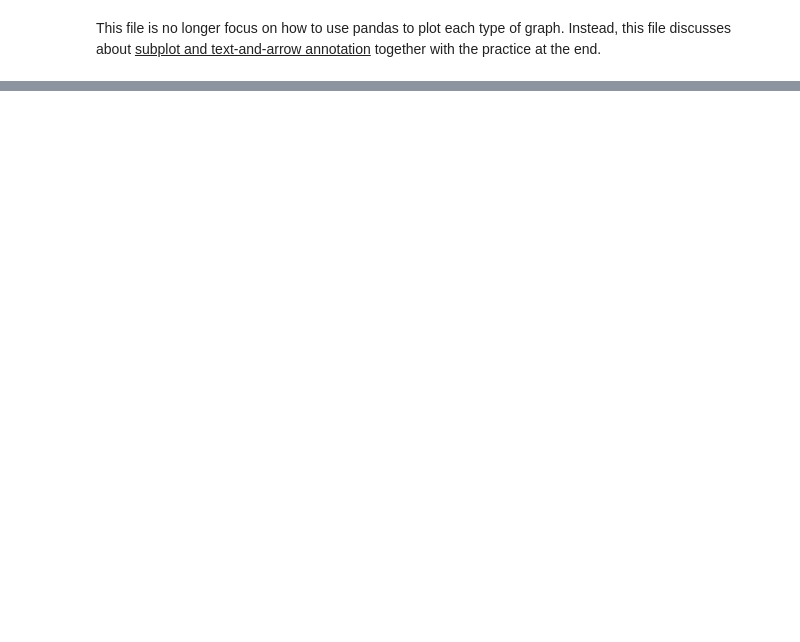
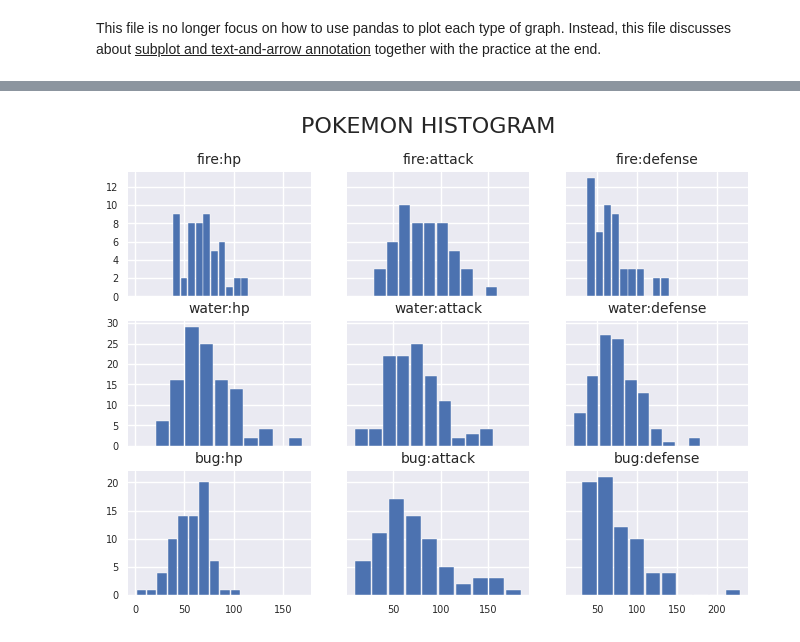
Before and after one commit to RatanakamonS/DADS5001-PART1, a Jupyter notebook: HW/HW4_6620422002_Ratanakamon_Somklang.ipynb, the cells around one changed output, grey strips where cells are left out. Drawn from its saved outputs; the diff is of its cells as text; code cells hidden in the pictures; blank space fills up the shorter version.

```diff
--- a/HW/HW4_6620422002_Ratanakamon_Somklang.ipynb
+++ b/HW/HW4_6620422002_Ratanakamon_Somklang.ipynb
@@ -77,0 +38,28 @@ plt.show()
+# %%
+pokemon_df = pd.read_csv("https://raw.githubusercontent.com/RatanakamonS/DADS5001-PART1/refs/heads/main/week5/pokemon%20(1).csv")
+#สร้าง dataframe ของ ชุดข้อมูลที่ต้องการใช้ plot โดยเอา fire, water, จาก Feature:type1 และข้อมูล Feature: 'hp','attack','defense
+df_type = pokemon_df.loc[(pokemon_df['type1'] == 'fire') | (pokemon_df['type1'] == 'water') | (pokemon_df['type1'] == 'bug'),['type1','hp','attack','defense']]
+
+fig, ax = plt.subplots(3,3,sharex='col',sharey='row') #สร้าง fig 3 รูป
+fig.suptitle('POKEMON HISTOGRAM', fontsize=16) #ชื่อรูปกราฟ ด้านบนสุด
+type1 = ['fire','water','bug'] #กำหนดค่า type1 ที่ต้องการ
+stats = ['hp', 'attack', 'defense'] #ค่า performance โปเกม่อน
+for i, t in enumerate(type1): #วนลูปด้วยค่า type1
+    for j, s in enumerate(stats): #วนลูปด้วยค่า stats
+        df_a = df_type.loc[df_type['type1'] == t, [s]]
+
+        ax[i,j].set_title(f"{t}:{s}", fontsize=10)
+        ax[i,j].hist(df_a, bins=10, rwidth=0.90) #bins=จำนวนกราฟแท่งของ histogarm, rwidth=ความกว้างของ histogarm
+        if t == 'fire':
+            step = 2 #เพิ่มช่วง step แกน y
+        else:
+            step = 5
+        #y_max คือ ค่าสูงสุดแกน y กราฟย่อยที่ตำแหน่ง [i,j] get_ylim() จะคืนค่าขอบเขตของแกน y เป็นtuple(ค่าต่ำสุด, ค่าสูงสุด) และจะเลือกค่าที่ 1 (ค่าสูงสุด) โดยใช้ [1]
+        y_max = ax[i,j].get_ylim()[1]
+        #การกำหนดจุดบอกระยะ (ticks) บนแกน y range(0, int(y_max)+1, step) สร้างลำดับตั้งแต่ 0 ถึงค่าสูงสุดของ y step คือระยะห่างระหว่างแต่ละจุดบอกระยะ
+        ax[i,j].set_yticks(range(0, int(y_max)+1, step))
+        ax[i,j].set_ylabel('') #ตั้งชื่อแกน y เป็นสตริงว่าง (ในที่นี้คือการลบชื่อแกน y ออกจากทุกกราฟย่อยในตำแหน่งที่กำหนด)
+        ax[i,j].tick_params(axis='y', labelsize= 7) #ระยะบนแกน y
+        ax[i,j].tick_params(axis='x', labelsize= 7) #ระยะบนแกน x
+# %% [output]
+[figure, added]
```
Also changed, not shown: parts of 7 cells of this notebook.
